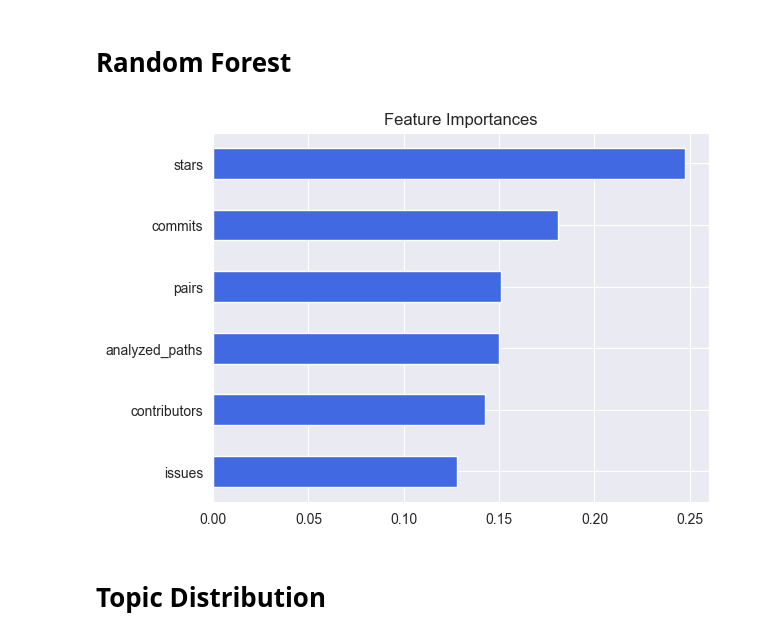
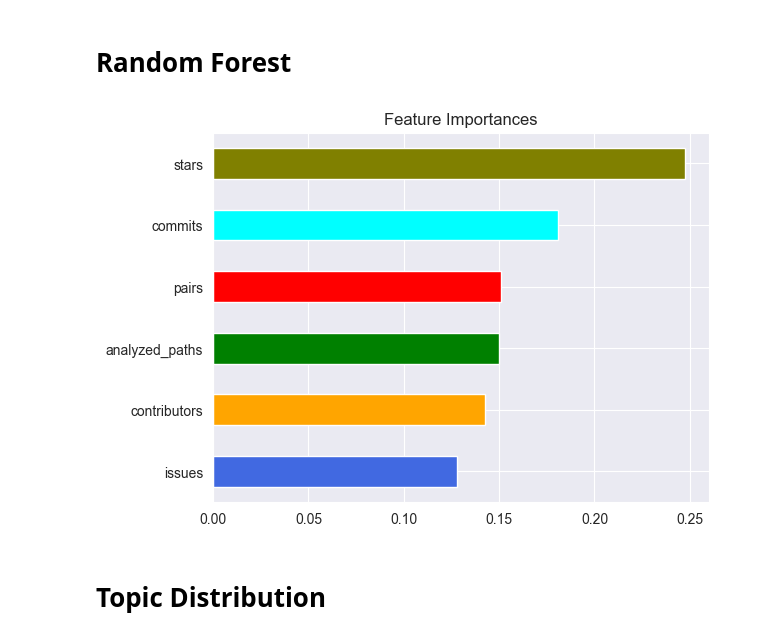
Before and after one commit to jubenitezg/Go-Clone-Thesis, a Jupyter notebook: clone-detection/analysis.ipynb, the cells around one changed output. Drawn from its saved outputs; the diff is of its cells as text; code cells hidden in the pictures.

```diff
--- a/clone-detection/analysis.ipynb
+++ b/clone-detection/analysis.ipynb
@@ -439,19 +441,19 @@ plt.show()
 # %%
 from sklearn.ensemble import RandomForestRegressor
 
 X = df_nona[['stars', 'contributors', 'commits', 'pairs', 'analyzed_paths', 'issues']]
 y = df_nona['similarities']
 
 model = RandomForestRegressor(random_state=42)
 model.fit(X, y)
 
 feature_importances = pd.Series(model.feature_importances_, index=X.columns)
 
-feature_importances.sort_values().plot(kind='barh', color='royalblue')
+feature_importances.sort_values().plot(kind='barh', color=['royalblue', 'orange', 'green', 'red', 'cyan', 'olive'])
 plt.title('Feature Importances')
 plt.show()
 # %% [output]
-[figure, old version]
+[figure, new version]
 # %% [markdown]
 # Topic Distribution
 # %%
```
Also changed, not shown: parts of 26 cells of this notebook, 1 other file.
